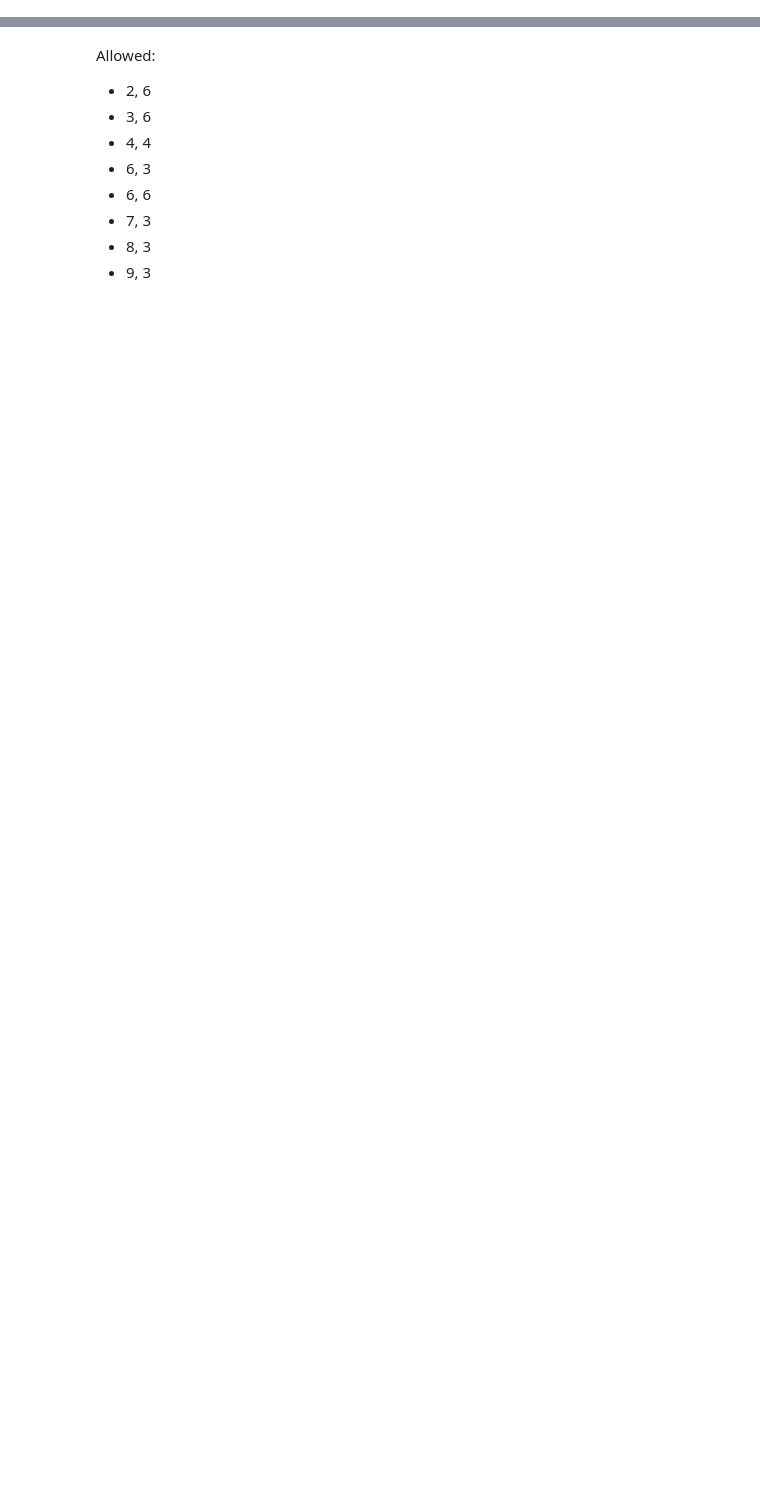
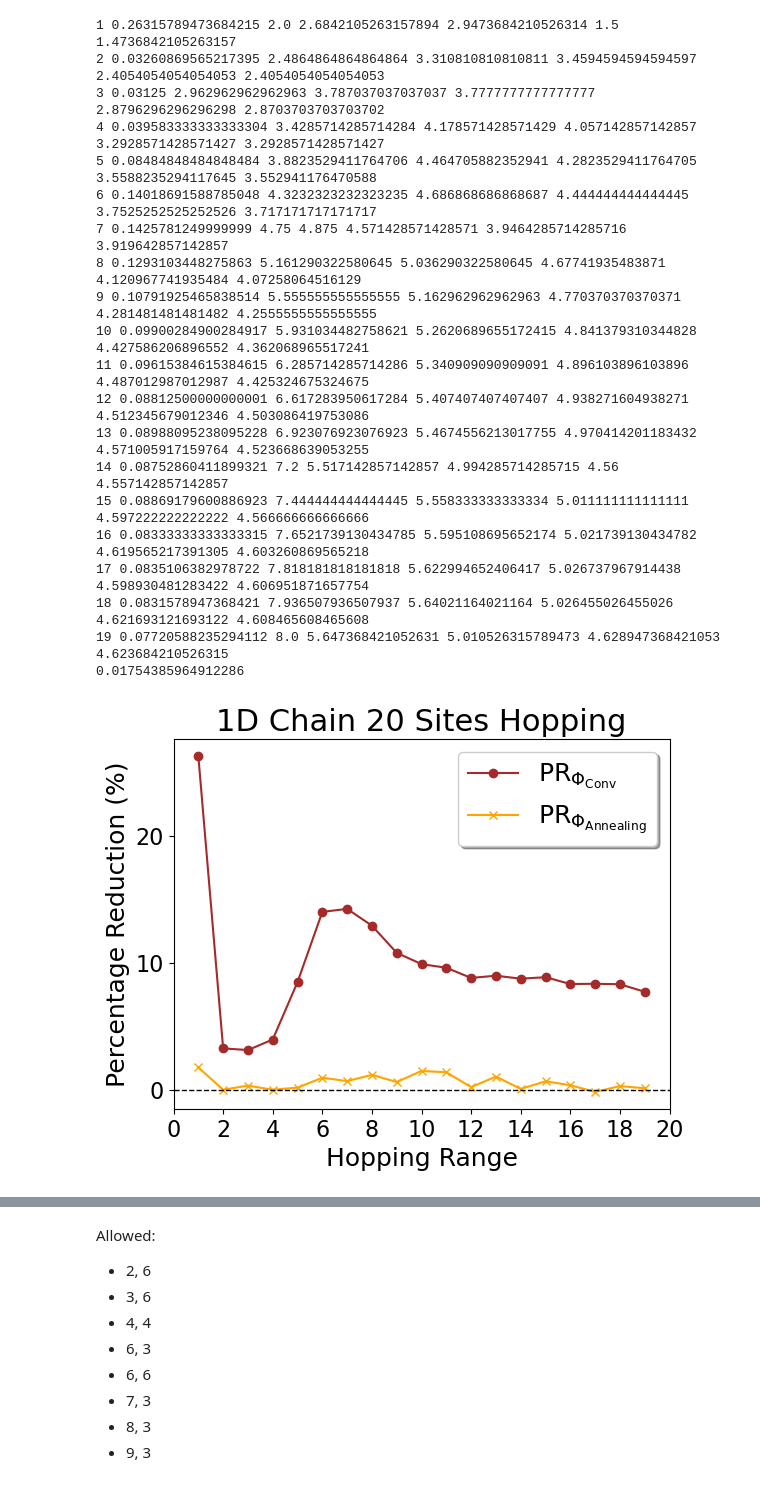
Before and after one commit to Genz17/F2Q, a Jupyter notebook: test.ipynb, the cells around one changed output, grey strips where cells are left out. Cells and saved outputs as stored; diff of their text form; code cells hidden in the pictures; blank space fills up the shorter version.

```diff
--- a/test.ipynb
+++ b/test.ipynb
@@ -34,31 +34,53 @@ for i,o in enumerate(op):
     hattim.append(1 - o/hatt[i])
     print(i+1,1 - o / min([jw[i],bk[i],tt[i]]),jw[i],bk[i],tt[i],an[i],o)
 print(max(anim))
 plt.figure(figsize=(6.4,4.8))
 plt.plot(range(1, 1+len(im)),im,'-o',label=r'PR$_{\Phi_{\text{Conv}}}$',c='brown')
 plt.plot(range(1, 1+len(anim)),anim,'-x', label=r'PR$_{\Phi_{\text{Annealing}}}$',c='orange')
 # plt.plot(range(1, 1+len(hattim)),hattim,'-+', label=r'PR$_{\Phi_{\text{HATT}}}$',c='yellowgreen')
 plt.yticks([0,0.1,0.2],[0,10,20],fontsize=16)
 plt.xticks([0,2,4,6,8,10,12,14,16,18,20],[0,2,4,6,8,10,12,14,16,18,20],fontsize=16)
 plt.xlabel("Hopping Range", fontsize=18)
-plt.ylabel("Percentage Reduction", fontsize=18)
+plt.ylabel("Percentage Reduction (%)", fontsize=18)
 plt.title("1D Chain 20 Sites Hopping",fontsize=22)
 plt.axhline(y=0, color='black', linestyle='--', linewidth=1)
 plt.legend(frameon=True, fancybox=True, shadow=True, fontsize=18)
 plt.savefig("1dhopping20_improve.pdf",bbox_inches='tight')
 
 plt.figure(figsize=(6.4,4.8))
 plt.plot(range(1,1+len(jw)), jw, '-s', label='Jordan-Wigner', c='pink')
 plt.plot(range(1,1+len(bk)), bk, '-d', label='Bravyi-Kitaev', c='red')
 plt.plot(range(1,1+len(tt)), tt, '-^', label='Ternary Tree',c='steelblue')
 # plt.plot(range(1,1+len(hatt)), hatt, '->', label='Hamiltonian Adaptive Ternary Tree',c='olive')
 plt.plot(range(1,1+len(op)), op, '-p', label='Randomized Subsystem Descent',c='gold')
 plt.plot(range(1,1+len(an)), an, '--', label='H+CNOT Annealing',c='purple')
 plt.xlabel("Hopping Range", fontsize=18)
 plt.ylabel("Average Pauli Weight", fontsize=18)
 plt.yticks([2,4,6,8],[2,4,6,8],fontsize=16)
 plt.xticks([0,2,4,6,8,10,12,14,16,18,20],[0,2,4,6,8,10,12,14,16,18,20],fontsize=16)
 plt.grid(True, linestyle='--', linewidth=0.7, alpha=0.7)
 plt.title("1D Chain 20 Sites Hopping",fontsize=22)
 plt.legend(frameon=True, fancybox=True, shadow=True, fontsize=12, loc='lower right')
 plt.savefig("1dhopping20.pdf",bbox_inches='tight')
+# %% [output]
+1 0.26315789473684215 2.0 2.6842105263157894 2.9473684210526314 1.5 1.4736842105263157
+2 0.03260869565217395 2.4864864864864864 3.310810810810811 3.4594594594594597 2.4054054054054053 2.4054054054054053
+3 0.03125 2.962962962962963 3.787037037037037 3.7777777777777777 2.8796296296296298 2.8703703703703702
+4 0.039583333333333304 3.4285714285714284 4.178571428571429 4.057142857142857 3.2928571428571427 3.2928571428571427
+5 0.08484848484848484 3.8823529411764706 4.464705882352941 4.2823529411764705 3.5588235294117645 3.552941176470588
+6 0.14018691588785048 4.3232323232323235 4.686868686868687 4.444444444444445 3.7525252525252526 3.717171717171717
+7 0.1425781249999999 4.75 4.875 4.571428571428571 3.9464285714285716 3.919642857142857
+8 0.1293103448275863 5.161290322580645 5.036290322580645 4.67741935483871 4.120967741935484 4.07258064516129
+9 0.10791925465838514 5.555555555555555 5.162962962962963 4.770370370370371 4.281481481481482 4.2555555555555555
+10 0.09900284900284917 5.931034482758621 5.2620689655172415 4.841379310344828 4.427586206896552 4.362068965517241
+11 0.09615384615384615 6.285714285714286 5.340909090909091 4.896103896103896 4.487012987012987 4.425324675324675
+12 0.08812500000000001 6.617283950617284 5.407407407407407 4.938271604938271 4.512345679012346 4.503086419753086
+13 0.08988095238095228 6.923076923076923 5.4674556213017755 4.970414201183432 4.571005917159764 4.523668639053255
+14 0.08752860411899321 7.2 5.517142857142857 4.994285714285715 4.56 4.557142857142857
+15 0.08869179600886923 7.444444444444445 5.558333333333334 5.011111111111111 4.597222222222222 4.566666666666666
+16 0.08333333333333315 7.6521739130434785 5.595108695652174 5.021739130434782 4.619565217391305 4.603260869565218
+17 0.0835106382978722 7.818181818181818 5.622994652406417 5.026737967914438 4.598930481283422 4.606951871657754
+18 0.0831578947368421 7.936507936507937 5.64021164021164 5.026455026455026 4.621693121693122 4.608465608465608
+19 0.07720588235294112 8.0 5.647368421052631 5.010526315789473 4.628947368421053 4.623684210526315
+0.01754385964912286
+[figure, added]
```
Also changed, not shown: parts of 8 cells of this notebook, 1 other file.
